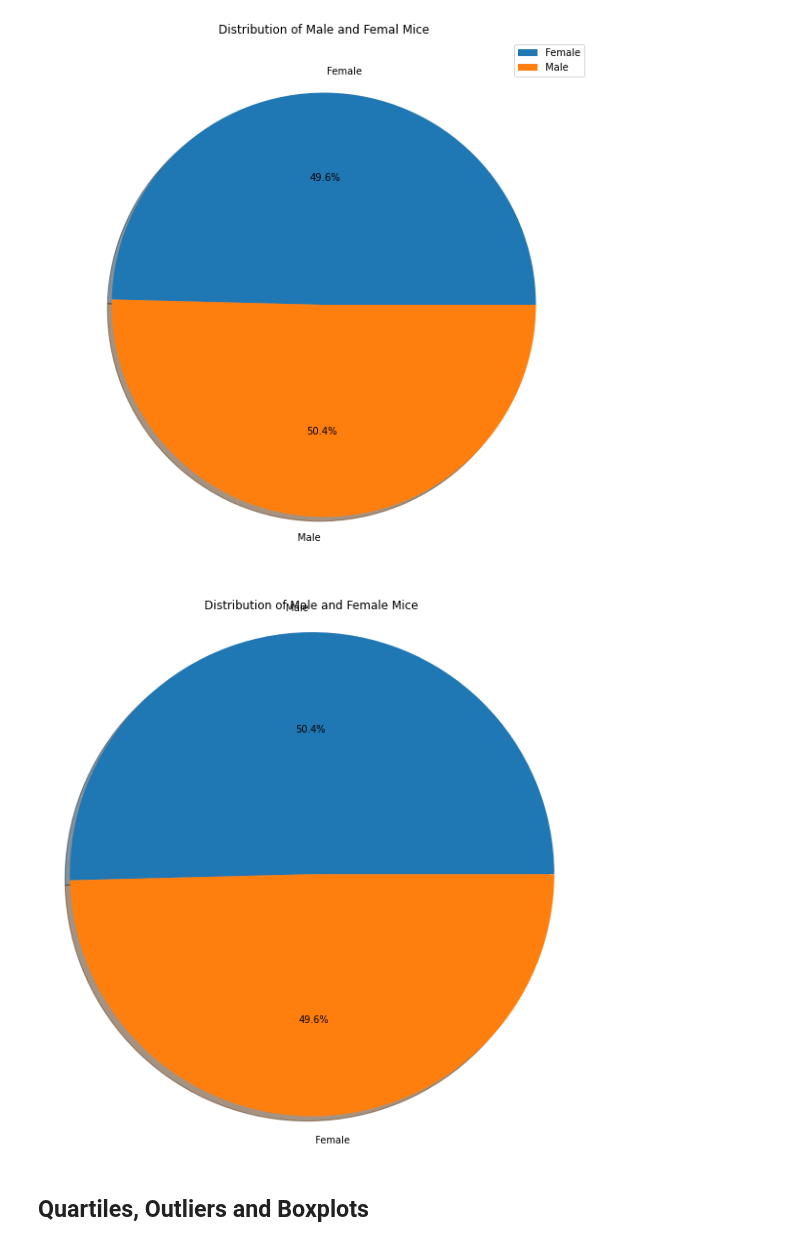
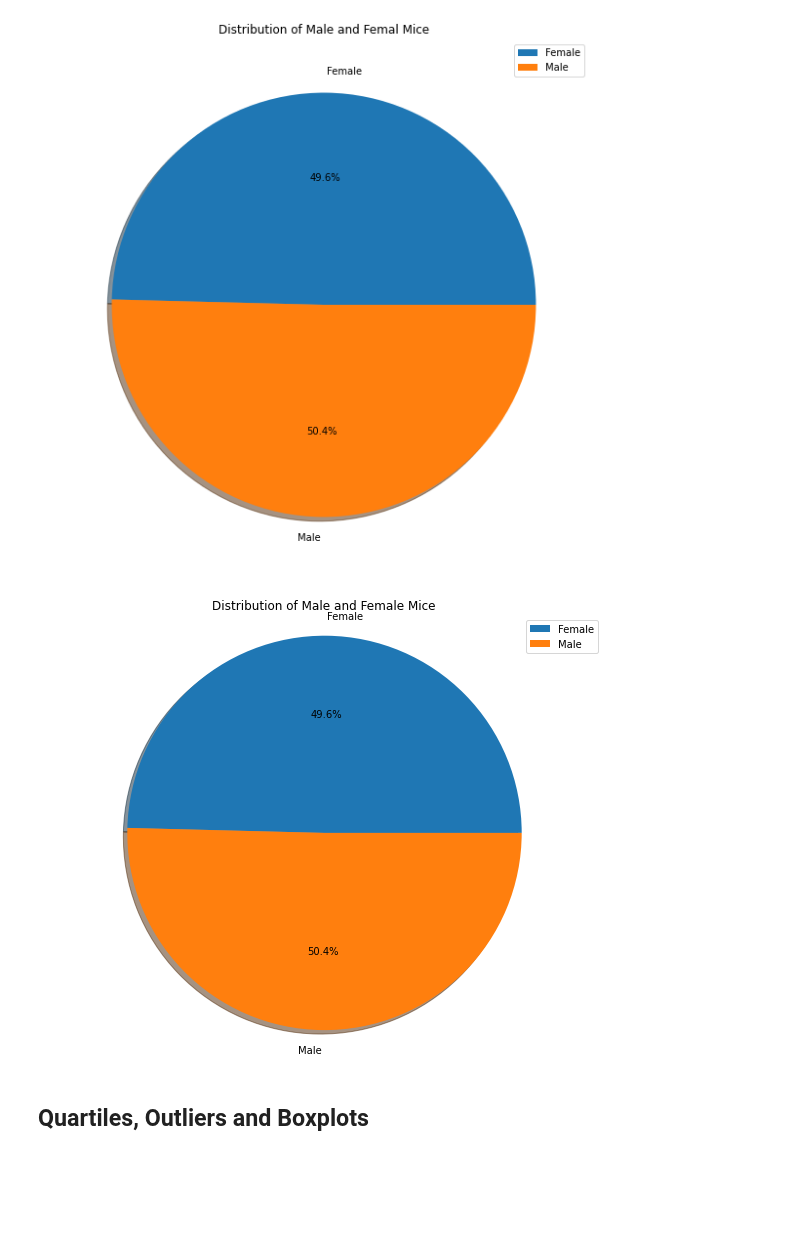
Before and after one commit to skumble27/matplotlib-challenge, a Jupyter notebook: Pymaceuticals/pymaceuticals_starter Draft7.ipynb, the cells around one changed output. Saved outputs shown, nothing was run; the diff lists cells and outputs as text; code cells hidden in the pictures; blank space fills up the shorter version.

```diff
--- a/Pymaceuticals/pymaceuticals_starter Draft7.ipynb
+++ b/Pymaceuticals/pymaceuticals_starter Draft7.ipynb
@@ -227,22 +227,23 @@ raw_mouse_gender.groupby(['Sex']).count().plot(kind='pie',y='Mouse ID',title = '
 # %%
 # Generate a pie plot showing the distribution of female versus male mice using pyplot
 female_mice = pd.DataFrame(cleaned_mouse_study_data[cleaned_mouse_study_data['Sex']=='Female'].groupby('Mouse ID')).shape[0]
 
 male_mice = pd.DataFrame(cleaned_mouse_study_data[cleaned_mouse_study_data['Sex']=='Male'].groupby('Mouse ID')).shape[0]
 
-labels = 'Male', 'Female'
-mice_gender = [male_mice,female_mice]
+labels = 'Female','Male'
+mice_gender = [female_mice,male_mice]
 #explode = (0.1,0)
 
 fig, ax1 = plt.subplots()
 ax1.pie(mice_gender,labels=labels, autopct='%1.1f%%', shadow=True)
 ax1.axis('equal')
-fig.set_size_inches(10,10)
+fig.set_size_inches(10,8)
+ax1.legend()
 plt.title('Distribution of Male and Female Mice')
 
 plt.show()
 # %% [output]
-[figure, old version]
+[figure, new version]
 # %% [markdown]
 ## Quartiles, Outliers and Boxplots
 # %%
```
Also changed, not shown: parts of 3 cells of this notebook.
